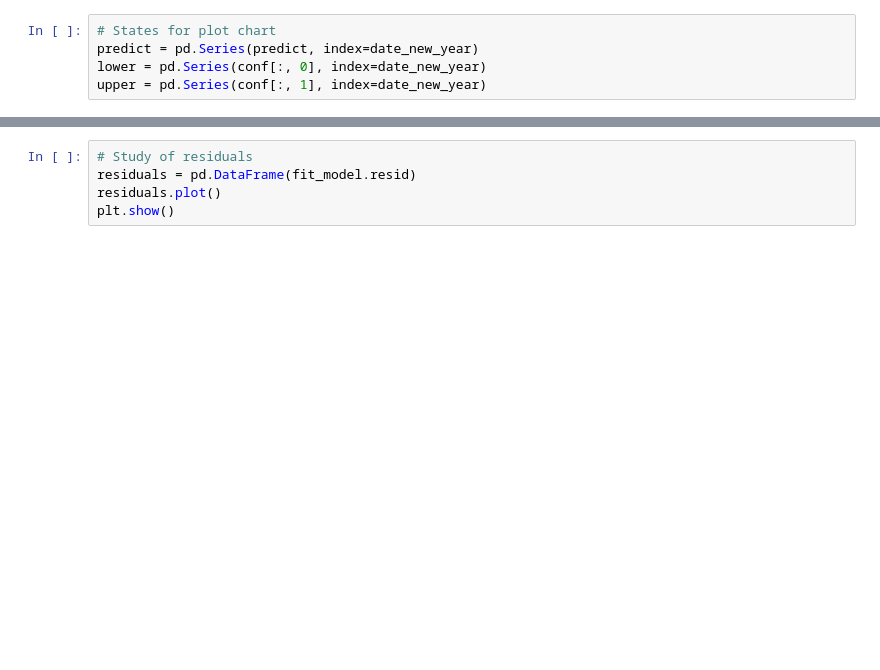
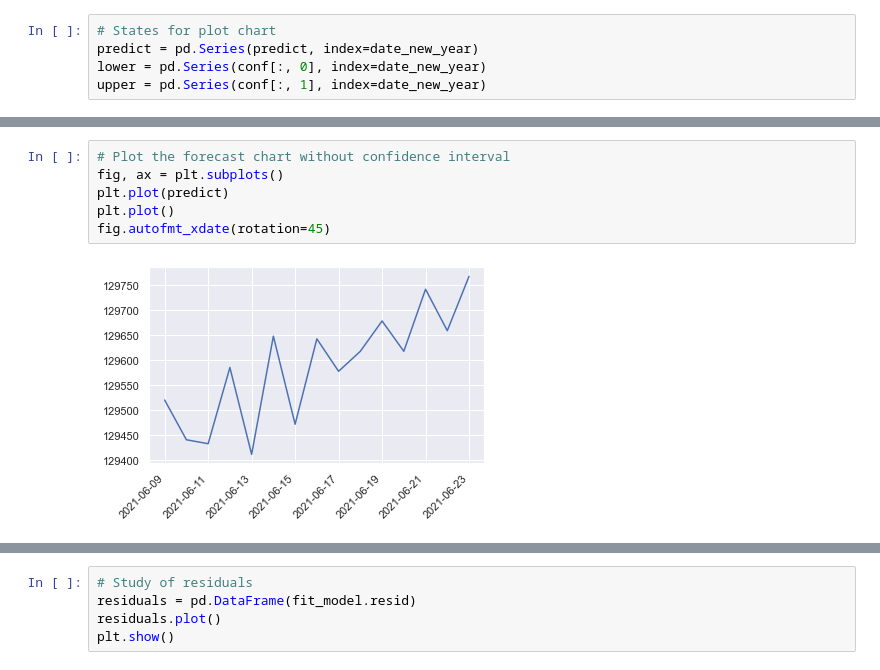
Before and after one commit to lucassouza252/Ciencia-Dados, a Jupyter notebook: Time Series/Timeseries Ibovespa.ipynb, the cells around one changed output, grey strips where cells are left out. Cells and saved outputs as stored; diff of their text form; blank space fills up the shorter version.

```diff
--- a/Time Series/Timeseries Ibovespa.ipynb
+++ b/Time Series/Timeseries Ibovespa.ipynb
@@ -160,3 +170,11 @@ upper = pd.Series(conf[:, 1], index=date_new_year)
+# %%
+# Plot the forecast chart without confidence interval
+fig, ax = plt.subplots()
+plt.plot(predict)
+plt.plot()
+fig.autofmt_xdate(rotation=45)
+# %% [output]
+[figure, added]
 # %%
 # Plot the forecast chart with confidence interval
 fig, ax = plt.subplots()
```
Also changed, not shown: parts of 9 cells of this notebook.
